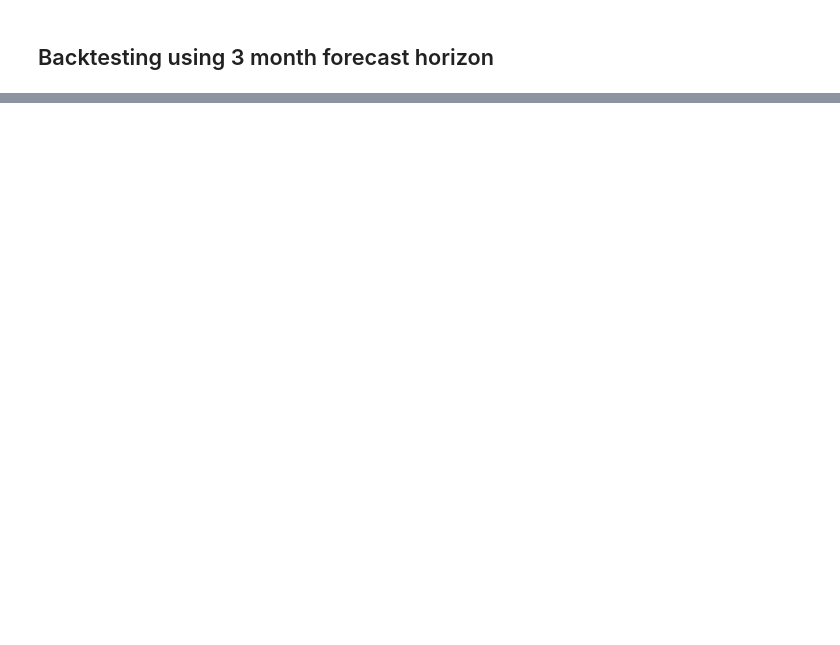
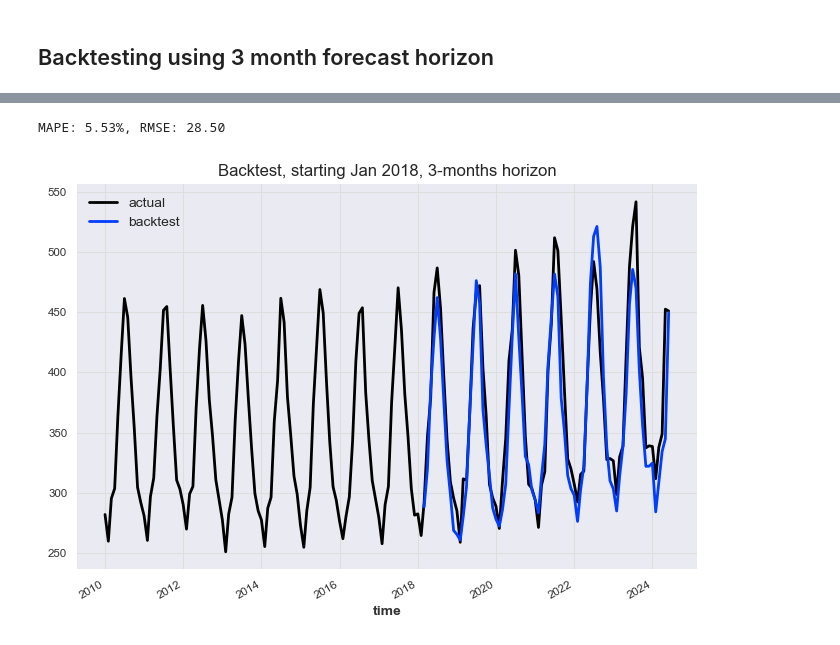
Before and after one commit to TheVeryCoolJackson/COMPSCI760-Electricity-Timeseries, a Jupyter notebook: RNN_test/RNN_test.ipynb, the cells around one changed output, grey strips where cells are left out. Drawn from its saved outputs; the diff is of its cells as text; code cells hidden in the pictures; blank space fills up the shorter version.

```diff
--- a/RNN_test/RNN_test.ipynb
+++ b/RNN_test/RNN_test.ipynb
@@ -221,26 +220,33 @@ MAPE: 8.36%
 # %%
 # with past covariates
 backtest_series = model_gru_backtest.historical_forecasts(
     series_transformed['Est. Total consumption (GWh)'],
     past_covariates=series_transformed[['Mean Air Temperature in Celsius', 'Mean Vapour Pressure Hpa']],
     start=pd.Timestamp("20180101"),
     forecast_horizon=3,
     retrain=True,
     verbose=False,
 )
 
 backtest_series_reversed = transformer_target.inverse_transform(backtest_series)
 
 plt.figure(figsize=(8, 5))
 ts['Est. Total consumption (GWh)'].plot(label="actual")
 backtest_series_reversed.plot(label="backtest")
 plt.legend()
 plt.title("Backtest, starting Jan 2018, 3-months horizon")
 print(
-    "MAPE: {:.2f}%".format(
+    "MAPE: {:.2f}%, RMSE: {:.2f}".format(
         mape(
+            ts['Est. Total consumption (GWh)'],
+            backtest_series_reversed,
+        ),
+        rmse(
             ts['Est. Total consumption (GWh)'],
             backtest_series_reversed,
         )
     )
 )
+# %% [output]
+MAPE: 5.53%, RMSE: 28.50
+[figure, added]
```
Also changed, not shown: parts of 7 cells of this notebook.
